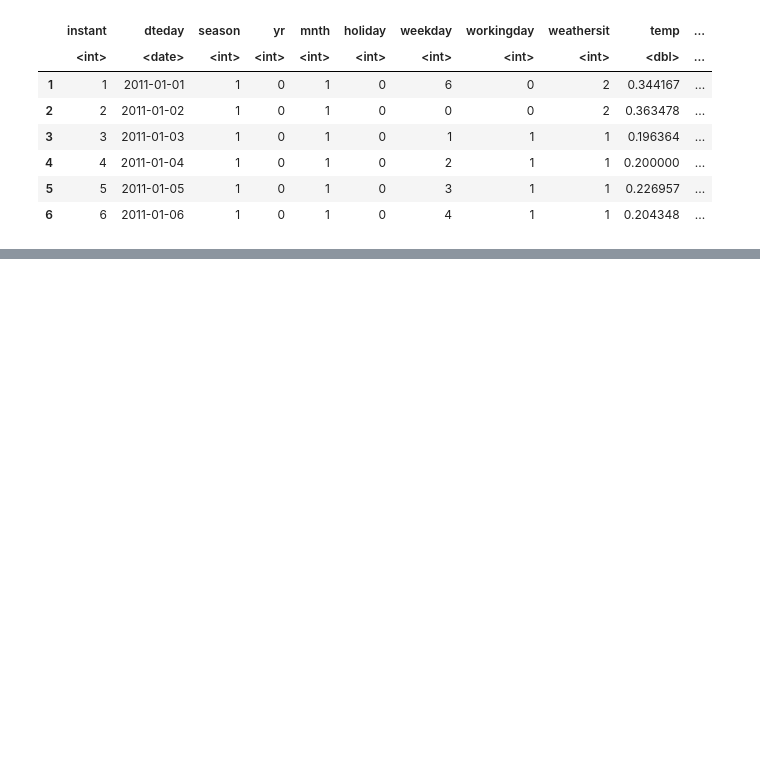
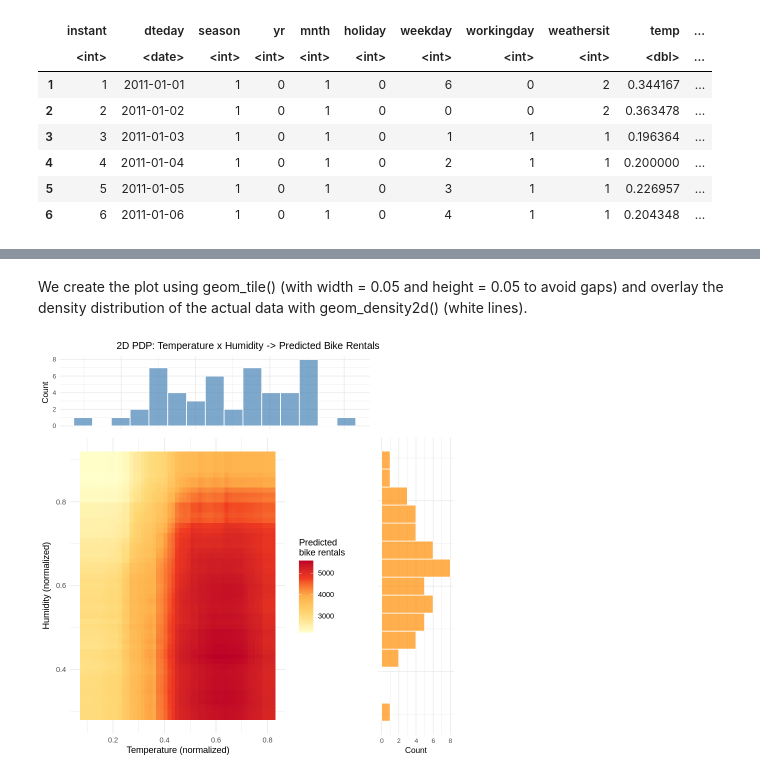
Before and after one commit to ArcherIsa/XAI_Model_agnostic_methods, a Jupyter notebook: XAI3.ipynb, the cells around one changed output, grey strips where cells are left out. Cells and saved outputs as stored; diff of their text form; code cells hidden in the pictures; blank space fills up the shorter version.

```diff
--- a/XAI3.ipynb
+++ b/XAI3.ipynb
@@ -166,0 +141,56 @@ $floors
+# %% [markdown]
+We create the plot using geom_tile() (with width = 0.05 and height = 0.05 to avoid gaps) and overlay the density distribution of the actual data with geom_density2d() (white lines).
+# %%
+# Compute 2D PDP
+pdp_2d <- partial(model_bici,
+                  pred.var = c("temp", "hum"),
+                  train = bike_subconj)
+
+# ── Main tile plot ────────────────────────────────────────────────────────────
+p_main <- ggplot(pdp_2d, aes(x = temp, y = hum, fill = yhat)) +
+  geom_tile(width = 0.05, height = 0.05) +
+  scale_fill_gradientn(
+    colours = c("#FFFFCC", "#FED976", "#FEB24C", "#F03B20", "#BD0026"),
+    name = "Predicted\nbike rentals"
+  ) +
+  theme_minimal(base_size = 11) +
+  labs(
+    x = "Temperature (normalized)",
+    y = "Humidity (normalized)"
+  ) +
+  theme(legend.position = "right")
+
+# ── Top panel: temperature density ───────────────────────────────────────────
+p_top <- ggplot(bike_subconj, aes(x = temp)) +
+  geom_histogram(bins = 15, fill = "steelblue", colour = "white", alpha = 0.7) +
+  theme_minimal(base_size = 10) +
+  theme(axis.title.x = element_blank(),
+        axis.text.x  = element_blank(),
+        axis.ticks.x = element_blank()) +
+  ylab("Count")
+
+# ── Right panel: humidity density ─────────────────────────────────────────────
+p_right <- ggplot(bike_subconj, aes(x = hum)) +
+  geom_histogram(bins = 15, fill = "darkorange", colour = "white", alpha = 0.7) +
+  coord_flip() +
+  theme_minimal(base_size = 10) +
+  theme(axis.title.y = element_blank(),
+        axis.text.y  = element_blank(),
+        axis.ticks.y = element_blank()) +
+  ylab("Count")
+
+# ── Empty corner ──────────────────────────────────────────────────────────────
+p_empty <- ggplot() + theme_void()
+
+# ── Assemble layout: top | empty / main | right ───────────────────────────────
+grid.arrange(
+  p_top, p_empty,
+  p_main, p_right,
+  ncol    = 2,
+  nrow    = 2,
+  widths  = c(4, 1),
+  heights = c(1, 4),
+  top     = "2D PDP: Temperature x Humidity -> Predicted Bike Rentals"
+)
+# %% [output]
+[figure, added]
```
Also changed, not shown: parts of 28 cells of this notebook.
